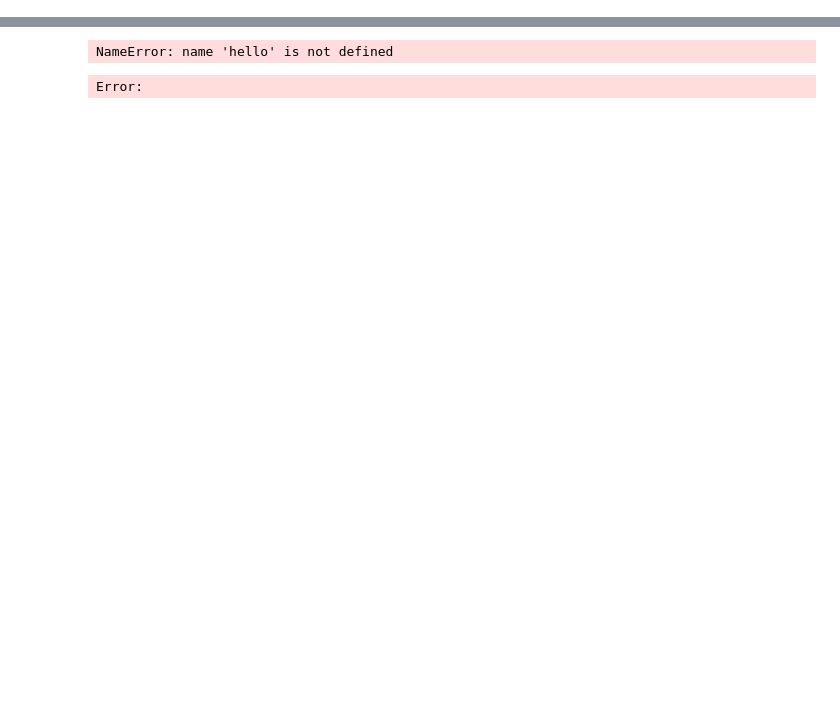
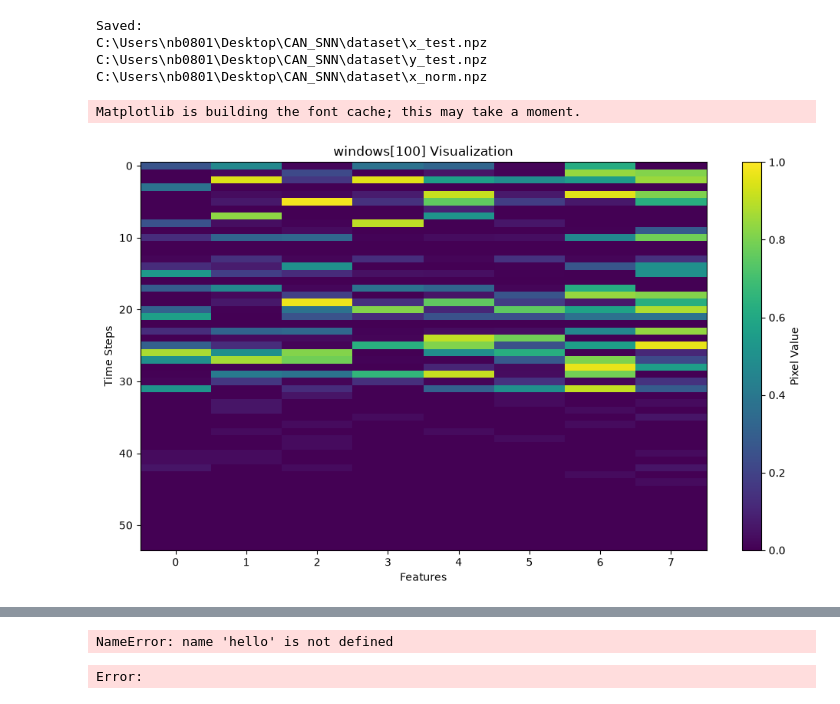
Before and after one commit to gar3thcar3y/IDS-CAN-Bus-In-Vehicle-Networks-Based-on-the-Statistical-Characteristics-of-Attacks, a Jupyter notebook: CNN/CNN_trained_on_ROAD_2 (onehot).ipynb, the cells around one changed output, grey strips where cells are left out. Cells and saved outputs as stored; diff of their text form; code cells hidden in the pictures; blank space fills up the shorter version.

```diff
--- a/CNN/CNN_trained_on_ROAD_2 (onehot).ipynb
+++ b/CNN/CNN_trained_on_ROAD_2 (onehot).ipynb
@@ -246,3 +249,59 @@ print(attack_onehot_test[:10])
+# %%
+from pathlib import Path
+import numpy as np
+
+# -------------------------------------------------
+# Create SNN Toolbox dataset directory
+# -------------------------------------------------
+
+dataset_dir = Path("C:\\Users\\nb0801\\Desktop\\CAN_SNN\\dataset")
+dataset_dir.mkdir(exist_ok=True)
+
+# -------------------------------------------------
+# Save test data
+# -------------------------------------------------
+
+np.savez_compressed(
+    dataset_dir / "x_test.npz",
+    windows_test[0:10].astype(np.float32)
+)
+
+np.savez_compressed(
+    dataset_dir / "y_test.npz",
+    attack_onehot_test[0:10].astype(np.float32)
+)
+
+np.savez_compressed(
+    dataset_dir / "x_norm.npz",
+    windows[0:10].astype(np.float32)
+)
+
+print("Saved:")
+print(dataset_dir / "x_test.npz")
+print(dataset_dir / "y_test.npz")
+print(dataset_dir / "x_norm.npz")
+# %% [output]
+Saved:
+C:\Users\nb0801\Desktop\CAN_SNN\dataset\x_test.npz
+C:\Users\nb0801\Desktop\CAN_SNN\dataset\y_test.npz
+C:\Users\nb0801\Desktop\CAN_SNN\dataset\x_norm.npz
+# %%
+from matplotlib.colors import Normalize
+
+import matplotlib.pyplot as plt
+
+# Display windows[100] as an image
+plt.figure(figsize=(10, 6))
+plt.imshow(windows[100], cmap='viridis', aspect='auto', norm=Normalize(vmin=windows[0].min(), vmax=windows[0].max()))
+plt.colorbar(label='Pixel Value')
+plt.xlabel('Features')
+plt.ylabel('Time Steps')
+plt.title('windows[100] Visualization')
+plt.tight_layout()
+plt.show()
+# %% [output]
+Matplotlib is building the font cache; this may take a moment.
+[figure, added]
 # %%
 import tensorflow as tf
 import tensorflow as tf
```
Also changed, not shown: parts of 23 cells of this notebook, 17 other files.
